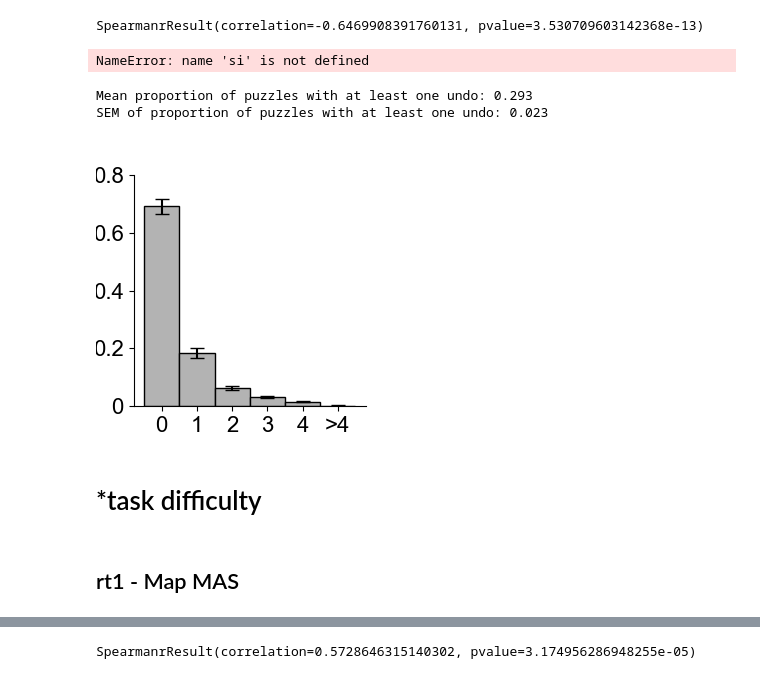
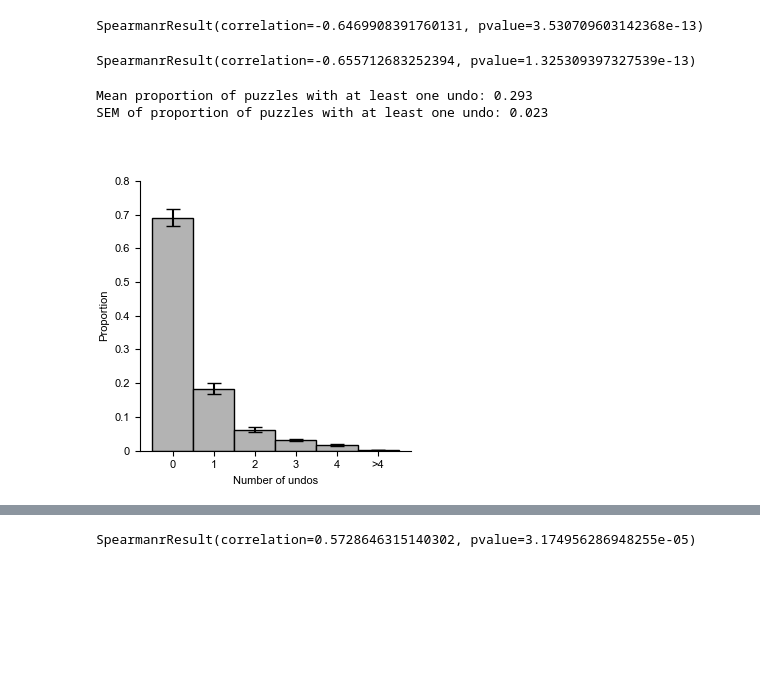
Before and after one commit to sherrybao222/Road_Construction, a Jupyter notebook: submission/analysis/*basic_description.ipynb, the cells around one changed output, grey strips where cells are left out. Saved outputs shown, nothing was run; the diff lists cells and outputs as text; code cells hidden in the pictures; blank space fills up the shorter version.

Commit message:
organize for final code submission

```diff
--- a/submission/analysis/*basic_description.ipynb
+++ b/submission/analysis/*basic_description.ipynb
@@ -17,17 +17,17 @@ from scipy.stats import mannwhitneyu,wilcoxon,spearmanr,ttest_ind
 from scipy.stats import sem
 # %%
 import sys
-sys.path.append('/Users/dbao/Downloads/research/rc_scripts/analysis')
+sys.path.append('/Users/dbao/Downloads/research/rc_scripts/submission/analysis')
 
-from final_analysis.process_helper.df_choice_add_features import df_choice_add_features
-from final_analysis.process_helper.df_map_add_features import df_map_add_features
-from final_analysis.process_helper.df_undo_start_end import df_undo_start_end
-from final_analysis.process_helper.df_subset_undo import df_subset_undo
+from process_helper.df_choice_add_features import df_choice_add_features
+from process_helper.df_map_add_features import df_map_add_features
+from process_helper.df_undo_start_end import df_undo_start_end
+from process_helper.df_subset_undo import df_subset_undo
 
-import final_analysis.plot_helper.format
-from final_analysis.plot_helper.text import text
+import plot_helper.format
+from plot_helper.text import text
 save_mode = ".pdf"
-font_size = 16
+font_size = 8
 # %%
 %load_ext rpy2.ipython
 
@@ -125,9 +120,8 @@ spearmanr(diff_df.groupby('subjects')['condition_difference'].mean(), num_undo)
 SpearmanrResult(correlation=-0.6469908391760131, pvalue=3.530709603142368e-13)
 # %%
 spearmanr(num_undo, single_condition_data.groupby(['subjects'])['final_sumSeverityErrors'].mean())
-si
 # %% [output]
-NameError: name 'si' is not defined
+SpearmanrResult(correlation=-0.655712683252394, pvalue=1.325309397327539e-13)
 # %%
 unique_values = np.sort(single_condition_data['numFullUndo'].unique())
 # Adjust bins to combine values larger than 4 into one bin
@@ -171,29 +165,24 @@ SEM of proportion of puzzles with at least one undo: 0.023
 # %%
 %matplotlib widget
 
 fig, axs = plt.subplots(1, 1)
-fig.set_size_inches(3, 3)
+fig.set_size_inches(3.5, 3.5)
 plt.rcParams.update({'font.size': font_size})
-# Plotting the histogram
 
 plt.bar(range(0,6), mean_histogram,
         width=(adjusted_bin_edges[1] - adjusted_bin_edges[0]),
         yerr=sem_histogram, capsize=5,
         color = (.7,.7,.7),
         edgecolor = 'k')
 # modify xtick labels
 axs.set_xticks(range(0,6), ["0", "1", "2", "3", "4", ">4"])
 formatter = FuncFormatter(lambda y, _: f'{int(y)}' if y == int(y) else f'{y:.1f}')
 axs.yaxis.set_major_formatter(formatter)
 axs.set_ylim([0,0.8])
 axs.set_xlabel('Number of undos')
 axs.set_ylabel('Proportion')
 plt.show()
 plt.tight_layout()
 plt.savefig(out_dir + 'hist_undo' + save_mode, dpi=300, bbox_inches='tight')
 # %% [output]
-[figure, old version]
+[figure, new version]
-# %% [markdown]
-# *task difficulty
-# %% [markdown]
-## rt1 - Map MAS
```
Also changed, not shown: parts of 13 cells of this notebook, 9 other files.
